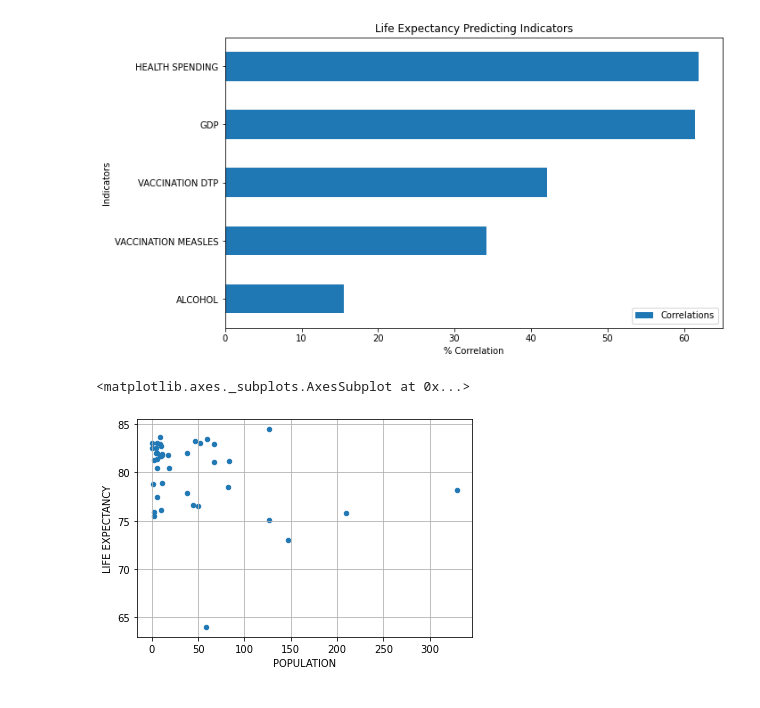
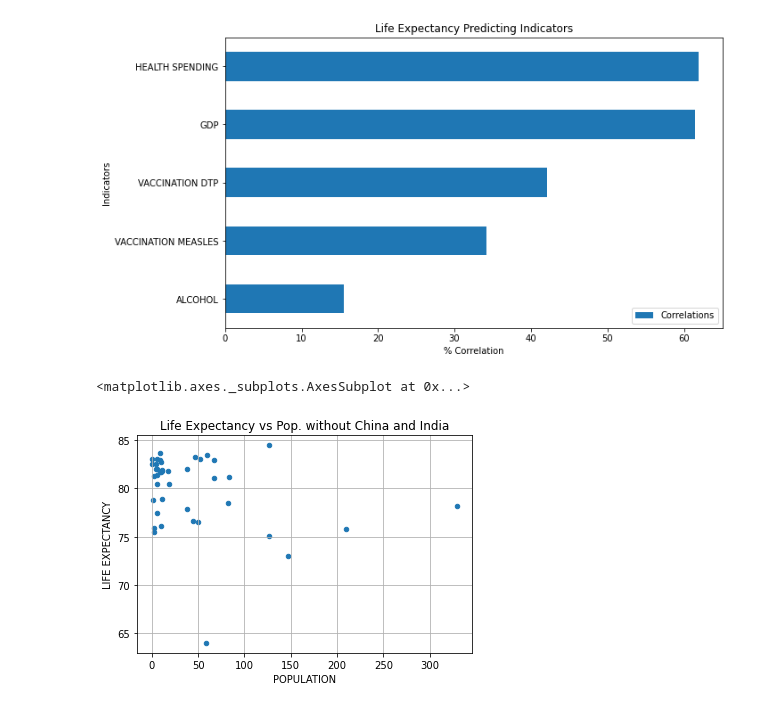
Before and after one commit to lisahh986/project1, a Jupyter notebook: Visualization.ipynb, the cells around one changed output. Cells and saved outputs as stored; diff of their text form; code cells hidden in the pictures.

```diff
--- a/Visualization.ipynb
+++ b/Visualization.ipynb
@@ -249,8 +249,8 @@ def quick_stats(factor,df):
 # %%
 # oecd_country_df["HEALTH SPENDING"].sort_values(ascending=True)
 indchn = oecd_country_df.loc[["CHN","IND"]]
 oecdwoindchn = pd.concat([oecd_country_df,indchn,indchn]).drop_duplicates(keep=False)
-oecdwoindchn.plot(kind="scatter", x="POPULATION",y="LIFE EXPECTANCY", grid=True)
+oecdwoindchn.plot(kind="scatter", x="POPULATION",y="LIFE EXPECTANCY", grid=True,title="Life Expectancy vs Pop. without China and India")
 # %% [output]
 <matplotlib.axes._subplots.AxesSubplot at 0x...>
-[figure, old version]
+[figure, new version]
```
Also changed, not shown: 2 other files.
